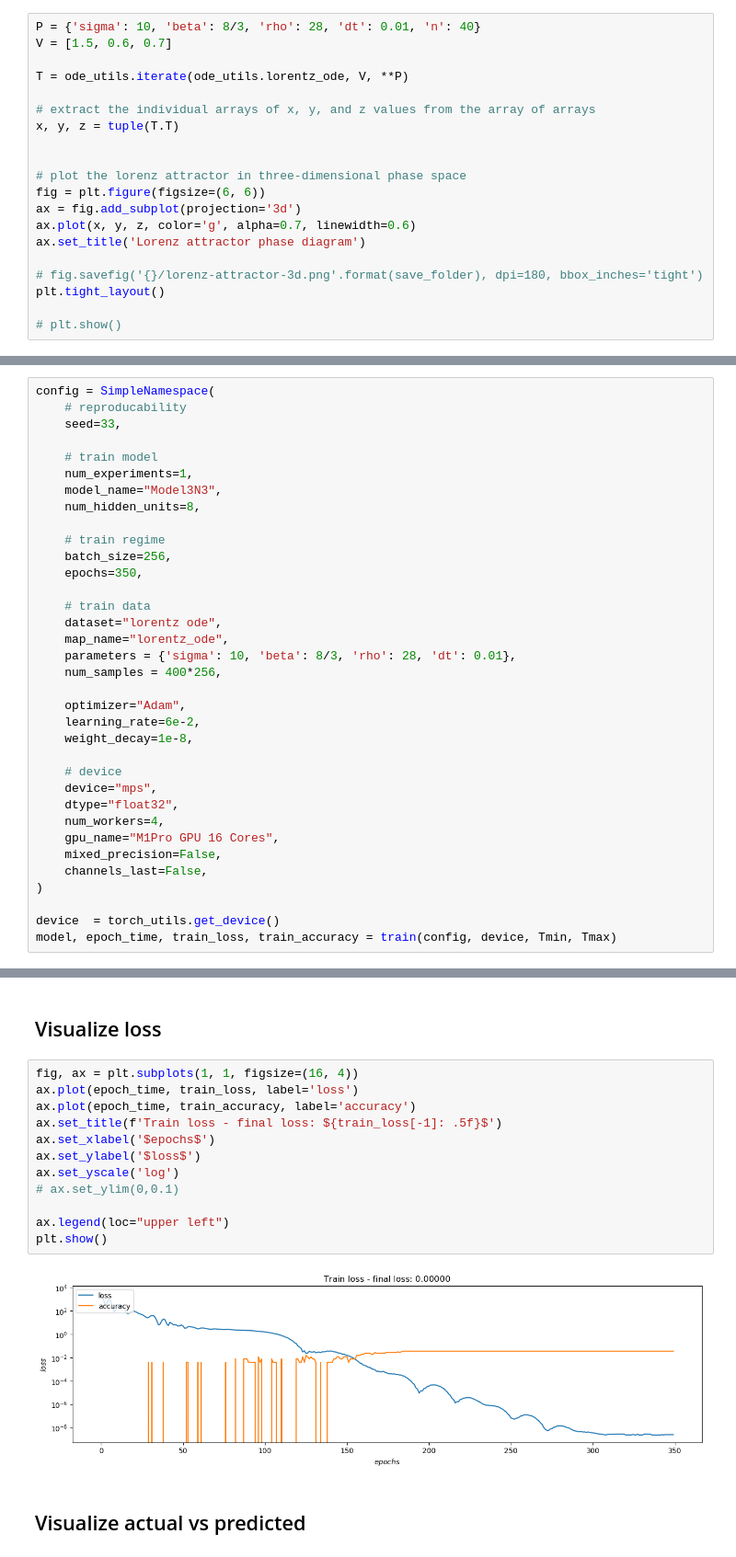
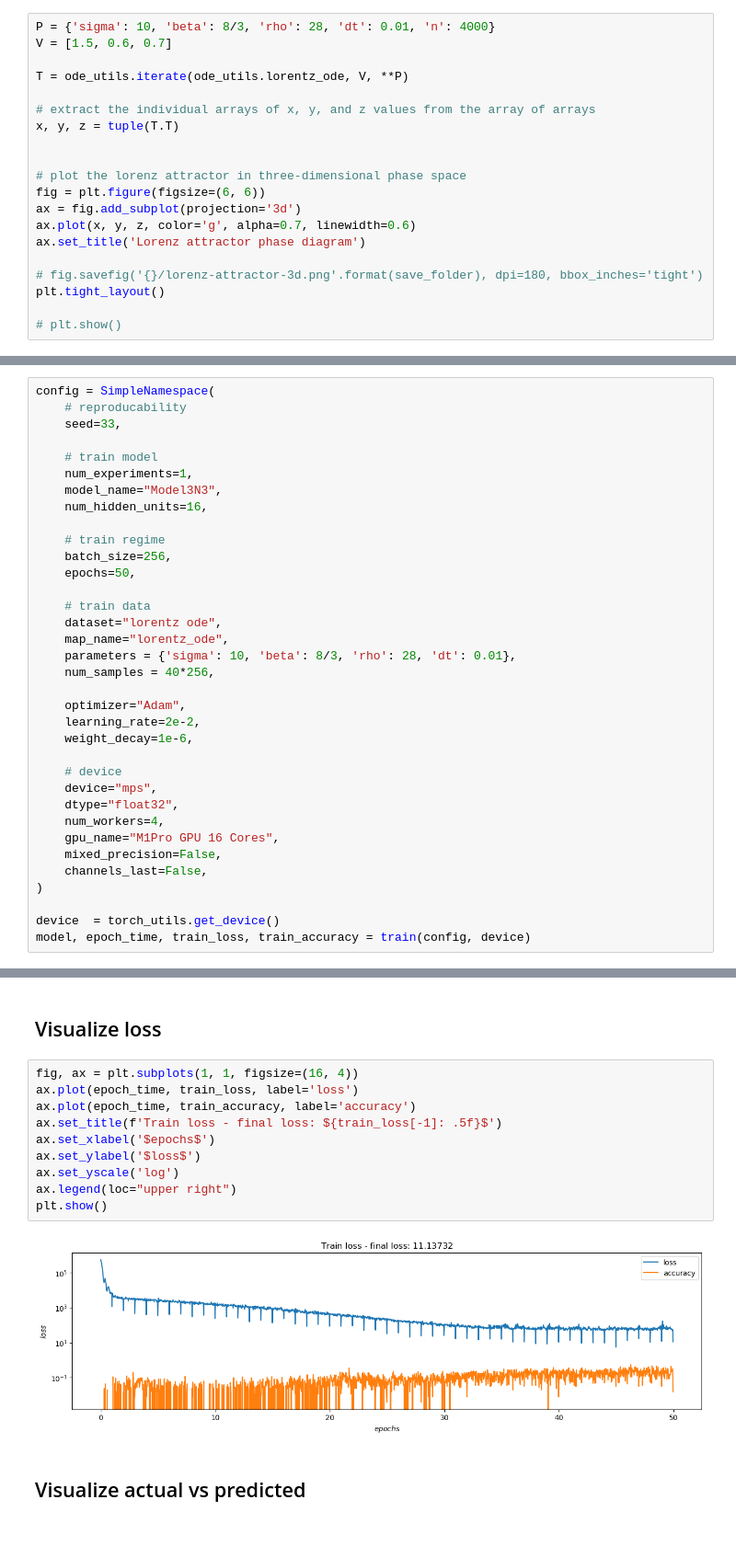
Before and after one commit to bartmarseille/iterate-torch-metal, a Jupyter notebook: iterate-lorentz-torch-meta.ipynb, the cells around one changed output, grey strips where cells are left out. Shown at 92% size. Drawn from its saved outputs; the diff is of its cells as text.

```diff
--- a/iterate-lorentz-torch-meta.ipynb
+++ b/iterate-lorentz-torch-meta.ipynb
@@ -34,7 +34,7 @@ $$ \frac{dz}{dt} = x y - \beta z $$
 
 For his famous depiction of chaos, Lorenz used the values sigma = 10, beta = 8/3 and rho = 28. With these parameter values, the system exhibits deterministic chaos. It has a strange attractor with a fractal structure.
 # %%
-P = {'sigma': 10, 'beta': 8/3, 'rho': 28, 'dt': 0.01, 'n': 40}
+P = {'sigma': 10, 'beta': 8/3, 'rho': 28, 'dt': 0.01, 'n': 4000}
 V = [1.5, 0.6, 0.7]
 
 T = ode_utils.iterate(ode_utils.lorentz_ode, V, **P)
@@ -192,21 +160,21 @@ config = SimpleNamespace(
     # train model
     num_experiments=1,
     model_name="Model3N3",
-    num_hidden_units=8,
+    num_hidden_units=16,
 
     # train regime
     batch_size=256,
-    epochs=350,
+    epochs=50,
 
     # train data
     dataset="lorentz ode",
     map_name="lorentz_ode",
     parameters = {'sigma': 10, 'beta': 8/3, 'rho': 28, 'dt': 0.01},
-    num_samples = 400*256,
+    num_samples = 40*256,
 
     optimizer="Adam",
-    learning_rate=6e-2,
-    weight_decay=1e-8,
+    learning_rate=2e-2,
+    weight_decay=1e-6,
 
     # device
     device="mps",
@@ -218,7 +186,7 @@ config = SimpleNamespace(
 )
 
 device  = torch_utils.get_device()
-model, epoch_time, train_loss, train_accuracy = train(config, device, Tmin, Tmax)
+model, epoch_time, train_loss, train_accuracy = train(config, device)
 # %% [output]
 pytorch using device: mps
 # %% [markdown]
@@ -226,17 +194,15 @@ pytorch using device: mps
 # %%
 fig, ax = plt.subplots(1, 1, figsize=(16, 4))
 ax.plot(epoch_time, train_loss, label='loss')
 ax.plot(epoch_time, train_accuracy, label='accuracy')
 ax.set_title(f'Train loss - final loss: ${train_loss[-1]: .5f}$')
 ax.set_xlabel('$epochs$')
 ax.set_ylabel('$loss$')
 ax.set_yscale('log')
-# ax.set_ylim(0,0.1)
-
-ax.legend(loc="upper left")
+ax.legend(loc="upper right")
 plt.show()
 # %% [output]
-[figure, old version]
+[figure, new version]
 # %% [markdown]
 ## Visualize actual vs predicted
 # %%
```
Also changed, not shown: parts of 8 cells of this notebook, 2 other files.
